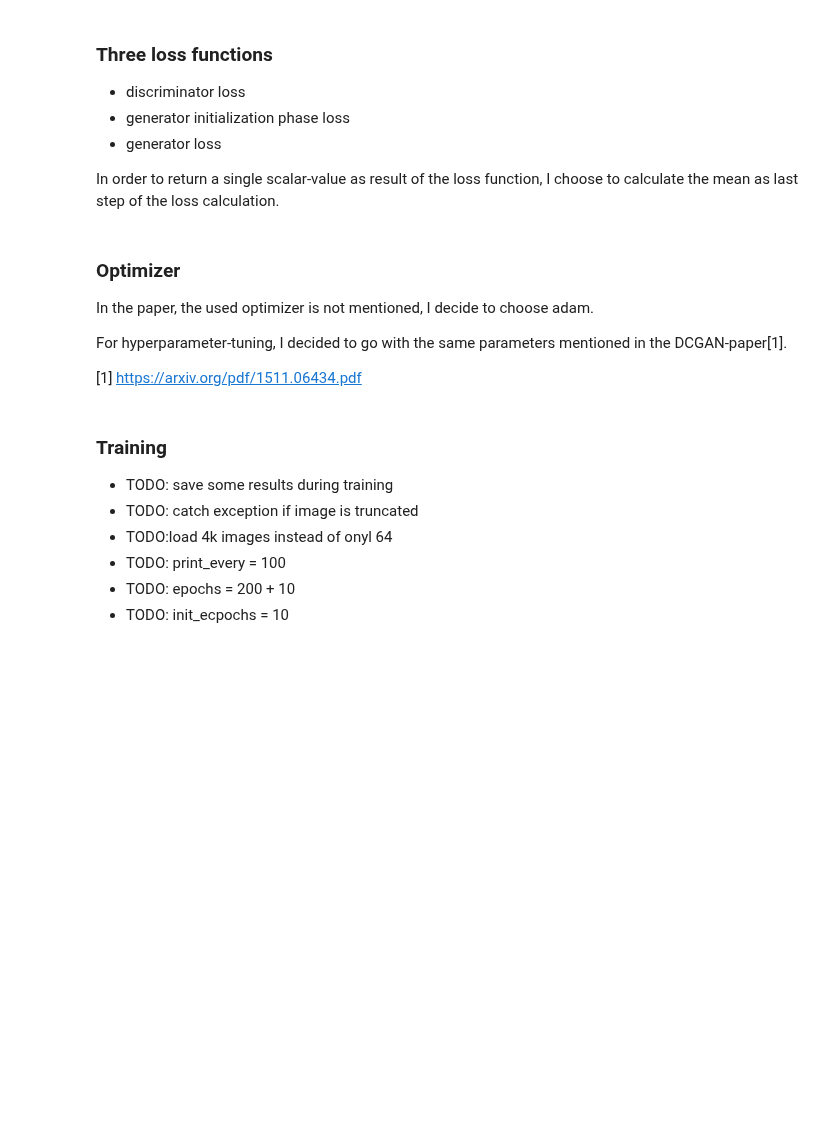
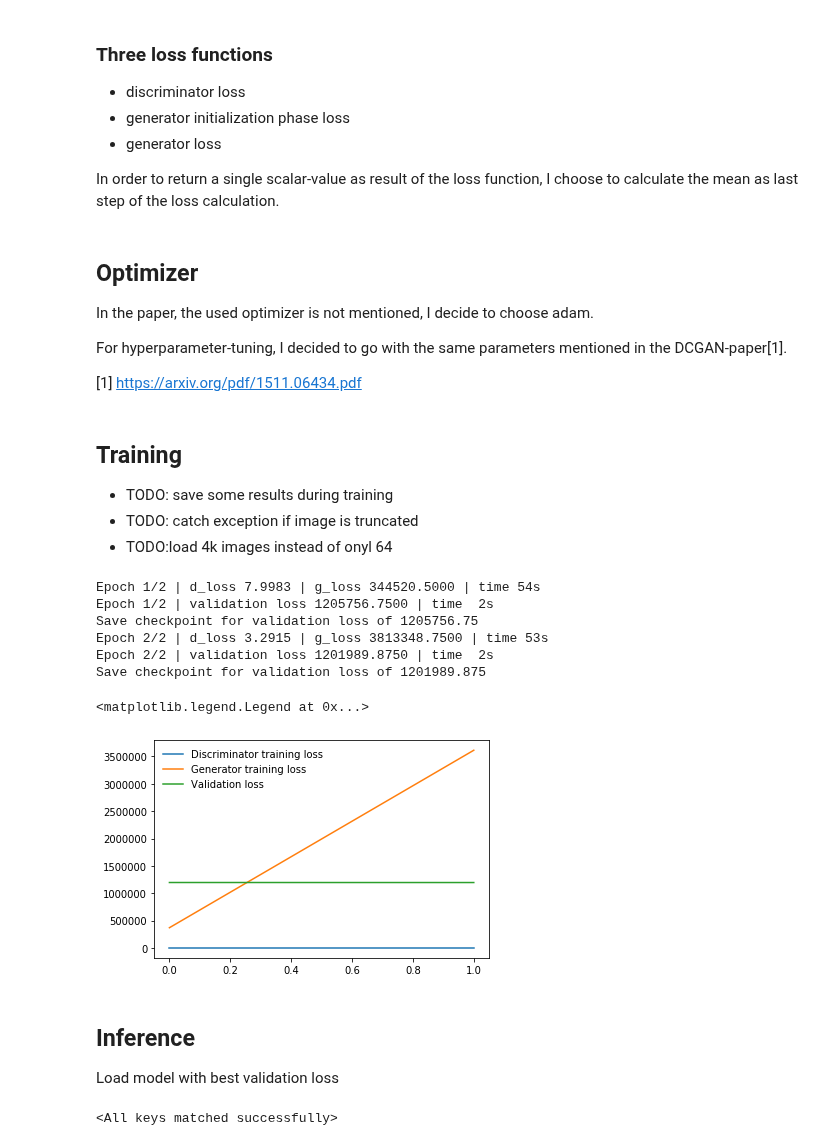
Before and after one commit to TobiasSunderdiek/cartoon-gan, a Jupyter notebook: CartoonGAN.ipynb, the cells around one changed output. Saved outputs shown, nothing was run; the diff lists cells and outputs as text; code cells hidden in the pictures; blank space fills up the shorter version.

Commit message:
save best model

```diff
--- a/CartoonGAN.ipynb
+++ b/CartoonGAN.ipynb
@@ -37,7 +43,7 @@ from torch.utils.data import random_split
 import math
 
 image_size = 256
-batch_size = 5
+batch_size = 32
 
 transformer = transforms.Compose([
     transforms.CenterCrop(image_size),
@@ -373,7 +451,7 @@ discriminatorLoss = DiscriminatorLoss()
 generatorInitPhaseLoss = GeneratorInitPhaseLoss()
 generatorLoss = GeneratorLoss()
 # %% [markdown]
-### Optimizer
+## Optimizer
 In the paper, the used optimizer is not mentioned, I decide to choose adam.
 
 For hyperparameter-tuning, I decided to go with the same parameters mentioned in the DCGAN-paper[1].
@@ -389,23 +467,21 @@ beta2 = 0.999
 d_optimizer = optim.Adam(D.parameters(), lr, [beta1, beta2])
 g_optimizer = optim.Adam(G.parameters(), lr, [beta1, beta2])
 # %% [markdown]
-### Training
+## Training
 
 - TODO: save some results during training
 - TODO: catch exception if image is truncated
 - TODO:load 4k images instead of onyl 64
-- TODO: print_every = 100
-- TODO: epochs = 200 + 10
-- TODO: init_ecpochs = 10
 # %%
 import time
 
 def train(_num_epochs):
-  init_epochs = 1#10
-  print_every = 1#100
+  init_epochs = 10
+  print_every = 100
   losses = []
   validation_losses = []
   start_time = time.time()
+  best_valid_loss = math.inf
 
   for epoch in range(_num_epochs):
     for batch_index, ((photo_images, _), (smoothed_cartoon_images, _), (cartoon_images, _)) in enumerate(zip(photo_dataloader_train, smoothed_cartoon_image_dataloader_train, cartoon_image_dataloader_train)):
@@ -477,20 +553,51 @@ def train(_num_epochs):
           start_time = now
           print("Epoch {}/{} | validation loss {:6.4f} | time {:2.0f}s".format(epoch+1, _num_epochs, g_valid_loss.item(), current_run_time))
 
+    if(g_valid_loss < best_valid_loss):
+      checkpoint = {'best_valid_loss': g_valid_loss,
+                    'state_dict': G.state_dict()}
+      print("Save checkpoint for validation loss of {}".format(g_valid_loss))
+      torch.save(checkpoint, '/content/checkpoint.pth')
+
     D.train()
     G.train()
+
+  return losses, validation_losses
 # %%
-num_epochs = 2#200 + 10 # training + init phase
+num_epochs = 200 + 10 # training + init phase
 
-train(num_epochs)
+losses, validation_losses = train(num_epochs)
+# %% [output]
+Epoch 1/2 | d_loss 7.9983 | g_loss 344520.5000 | time 54s
+Epoch 1/2 | validation loss 1205756.7500 | time  2s
+Save checkpoint for validation loss of 1205756.75
+Epoch 2/2 | d_loss 3.2915 | g_loss 3813348.7500 | time 53s
+Epoch 2/2 | validation loss 1201989.8750 | time  2s
+Save checkpoint for validation loss of 1201989.875
 # %%
 %matplotlib inline
 %config InlineBackend.figure.format = 'retina'
 
 import matplotlib.pyplot as plt
 
-plt.plot(losses, label='Training loss')
-plt.plot(validation_loss, label='Validation loss')
+d_losses = [x[0] for x in losses]
+g_losses = [x[1] for x in losses]
+plt.plot(d_losses, label='Discriminator training loss')
+plt.plot(g_losses, label='Generator training loss')
+plt.plot(validation_losses, label='Generator validation loss')
+plt.legend(frameon=False)
+# %% [output]
+<matplotlib.legend.Legend at 0x...>
+[figure, added]
+# %% [markdown]
+## Inference
+Load model with best validation loss
+# %%
+checkpoint = torch.load('/content/checkpoint.pth')
+G_inference = Generator()
+G_inference.load_state_dict(checkpoint['state_dict'])
+# %% [output]
+<All keys matched successfully>
 # %% [markdown]
 ## Notes/next steps
 - alternative lib for image processing: https://github.com/albu/albumentations
```
Also changed, not shown: parts of 11 cells of this notebook.
